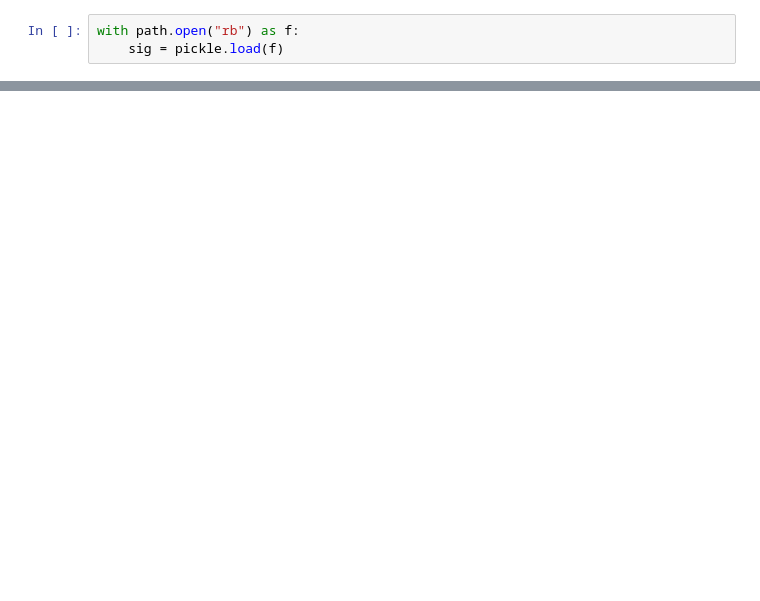
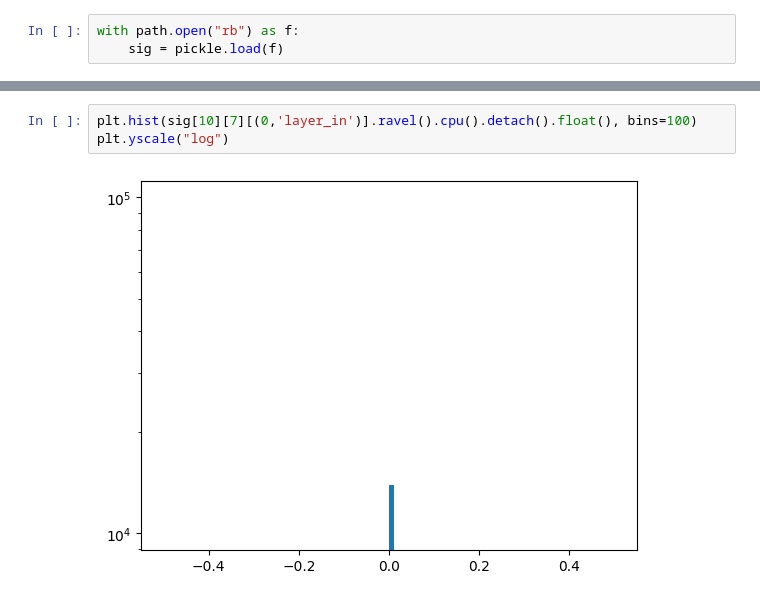
Before and after one commit to AISC-Linear-Probe-Gen/Probe-Generalisation, a Jupyter notebook: research/obfuscated_activations/interpretability/Colab notebooks/analyze_sig_scores.ipynb, the cells around one changed output, grey strips where cells are left out. Drawn from its saved outputs; the diff is of its cells as text; blank space fills up the shorter version.

```diff
--- a/research/obfuscated_activations/interpretability/Colab notebooks/analyze_sig_scores.ipynb
+++ b/research/obfuscated_activations/interpretability/Colab notebooks/analyze_sig_scores.ipynb
@@ -34,0 +15,5 @@ plt.imshow(sig[10][1][(0,'layer_in')].cpu().detach().float())
+# %%
+plt.hist(sig[10][7][(0,'layer_in')].ravel().cpu().detach().float(), bins=100)
+plt.yscale("log")
+# %% [output]
+[figure, added]
```
Also changed, not shown: parts of 4 cells of this notebook, 1 other file.
